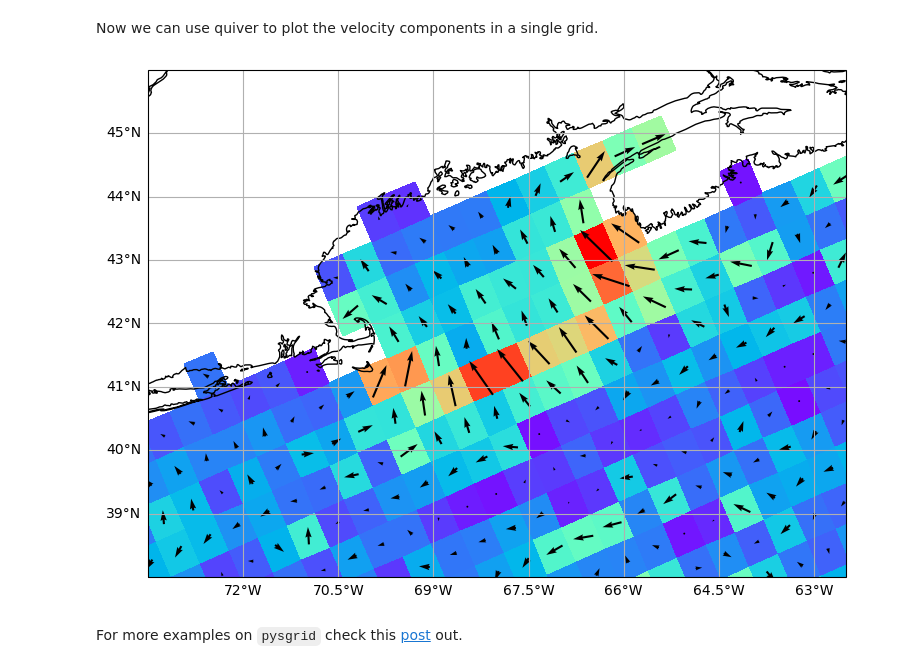
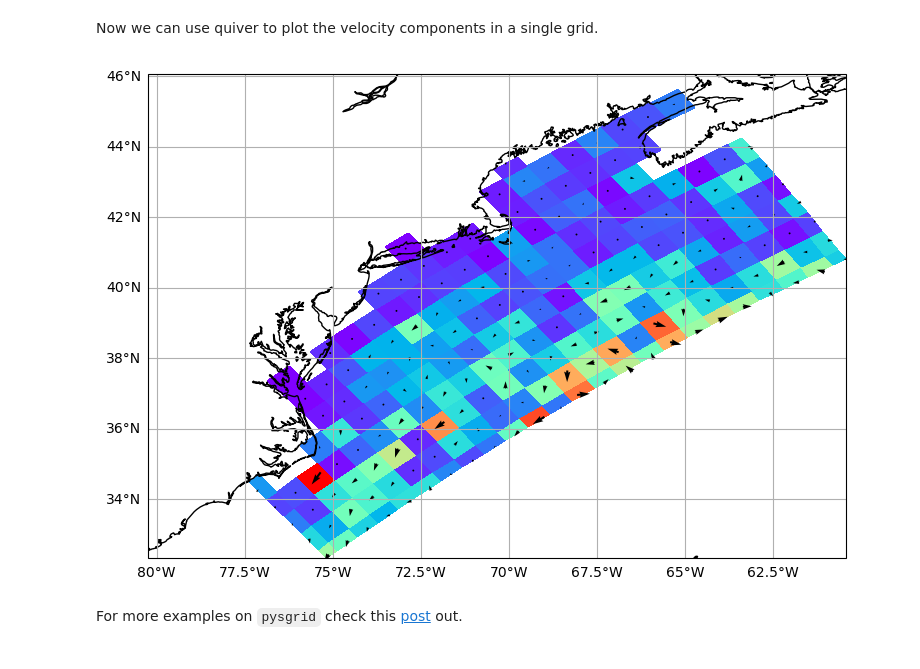
Before and after one commit to ioos/ioos_code_lab, a Jupyter notebook: jupyterbook/content/code_gallery/data_analysis_and_visualization_notebooks/2016-11-16-CF-UGRID-SGRID-conventions.ipynb, the cells around one changed output. Drawn from its saved outputs; the diff is of its cells as text; code cells hidden in the pictures.

```diff
--- a/jupyterbook/content/code_gallery/data_analysis_and_visualization_notebooks/2016-11-16-CF-UGRID-SGRID-conventions.ipynb
+++ b/jupyterbook/content/code_gallery/data_analysis_and_visualization_notebooks/2016-11-16-CF-UGRID-SGRID-conventions.ipynb
@@ -204,6 +205,7 @@ The `pysgrid` module is similar to `pyugrid`. The grid topology is parsed into a
 import pysgrid
 
 url = "https://geoport.whoi.edu/thredds/dodsC/coawst_4/use/fmrc/coawst_4_use_best.ncd"
+url = "http://tds.marine.rutgers.edu/thredds/dodsC/roms/doppio/2017_da/avg/Averages_Best"
 sgrid = pysgrid.load_grid(url)
 # %% [markdown]
 All the raw grid information is present, like edges, dimensions, padding, grid center, and slicing.
@@ -343,16 +345,15 @@ def make_map(projection=ccrs.PlateCarree(), figsize=(9, 9)):
 # %%
 scale = 0.06
 
 fig, ax = make_map()
 
 kw = dict(scale=1.0 / scale, pivot="middle", width=0.003, color="black")
 q = plt.quiver(lon, lat, u, v, zorder=2, **kw)
 
 plt.pcolormesh(x, y, speed, zorder=1, cmap=plt.cm.rainbow)
 
 c = ax.coastlines("10m")
-ax.set_extent([-73.5, -62.5, 38, 46])
 # %% [output]
-[figure, old version]
+[figure, new version]
 # %% [markdown]
 For more examples on `pysgrid` check this [post](https://ocefpaf.github.io/python4oceanographers/blog/2015/12/07/pysgrid/) out.
```
Also changed, not shown: parts of 4 cells of this notebook.
